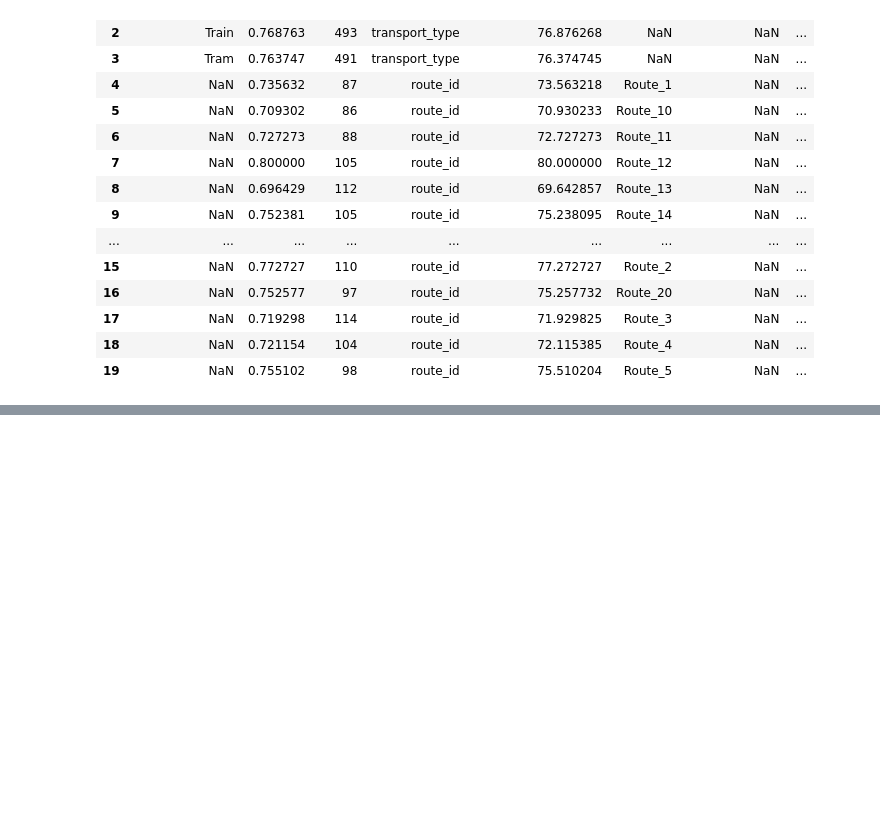
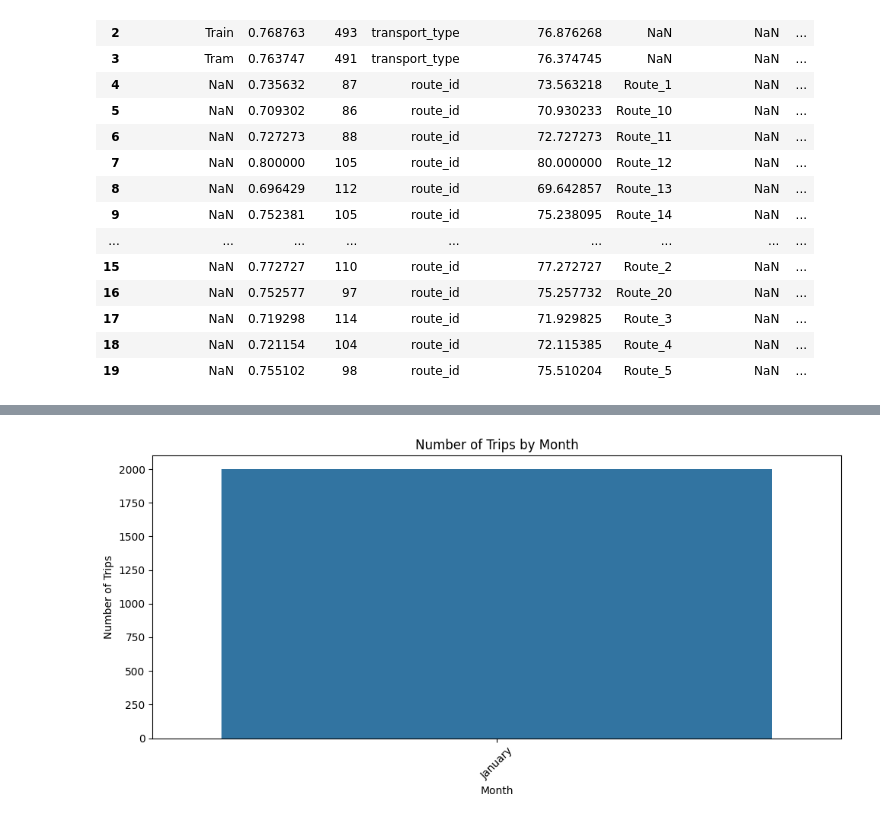
Before and after one commit to srisathvika/Public-Transport-Delay-Prediction, a Jupyter notebook: notebooks/01_Data_Understanding_and_EDA.ipynb, the cells around one changed output, grey strips where cells are left out. Drawn from its saved outputs; the diff is of its cells as text; code cells hidden in the pictures; blank space fills up the shorter version.

```diff
--- a/notebooks/01_Data_Understanding_and_EDA.ipynb
+++ b/notebooks/01_Data_Understanding_and_EDA.ipynb
@@ -1718,0 +1767,12 @@ Overall, the categorical analysis shows that **route and station characteristics
+# %%
+df['year'] = df['date'].dt.year
+
+df['month'] = df['date'].dt.month
+
+df['day'] = df['date'].dt.day
+
+df['day_of_week'] = df['date'].dt.day_name()
+
+df['week'] = df['date'].dt.isocalendar().week
+
+df['quarter'] = df['date'].dt.quarter
@@ -1718,0 +1798,42 @@ Overall, the categorical analysis shows that **route and station characteristics
+# %%
+# Trips by Month
+
+monthly_trips = (
+    df.groupby('month')
+    .size()
+    .reset_index(name='Trips')
+)
+
+month_names = {
+    1: 'January',
+    2: 'February',
+    3: 'March',
+    4: 'April',
+    5: 'May',
+    6: 'June',
+    7: 'July',
+    8: 'August',
+    9: 'September',
+    10: 'October',
+    11: 'November',
+    12: 'December'
+}
+
+monthly_trips['Month'] = monthly_trips['month'].map(month_names)
+
+plt.figure(figsize=(10, 5))
+
+sns.barplot(
+    data=monthly_trips,
+    x='Month',
+    y='Trips'
+)
+
+plt.title('Number of Trips by Month')
+plt.xlabel('Month')
+plt.ylabel('Number of Trips')
+plt.xticks(rotation=45)
+plt.tight_layout()
+plt.show()
+# %% [output]
+[figure, added]
```
Also changed, not shown: parts of 26 cells of this notebook.
